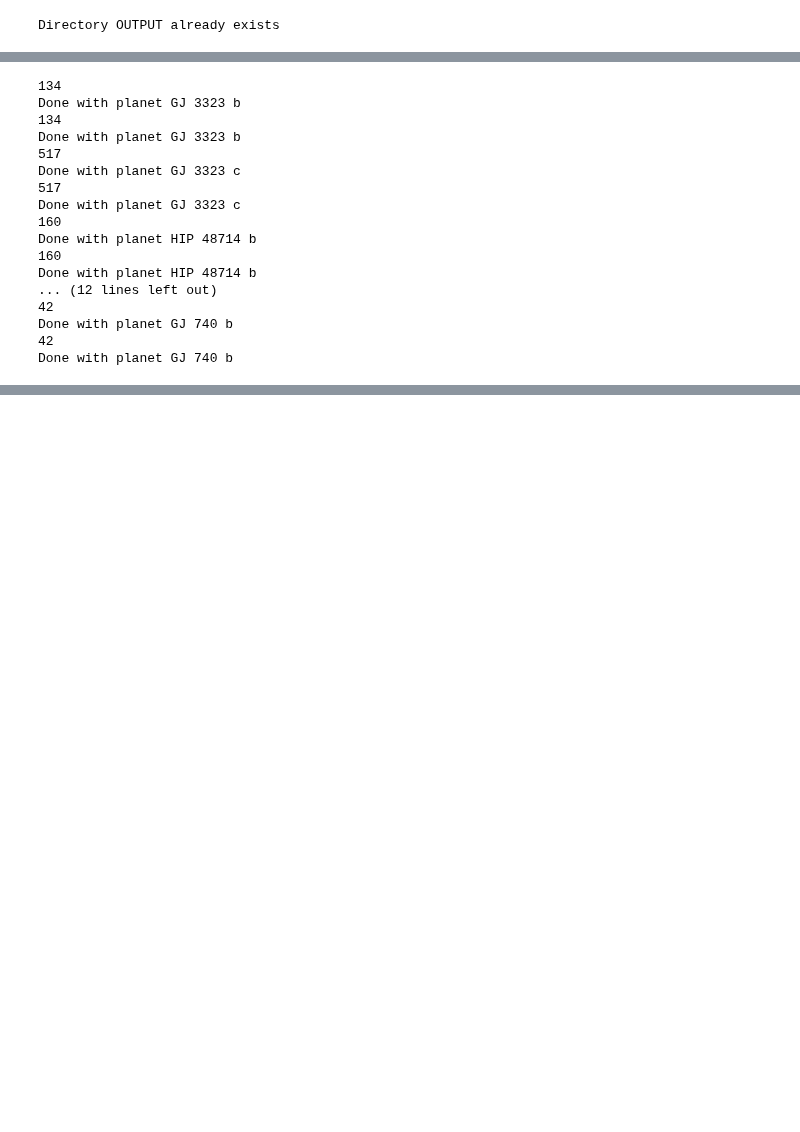
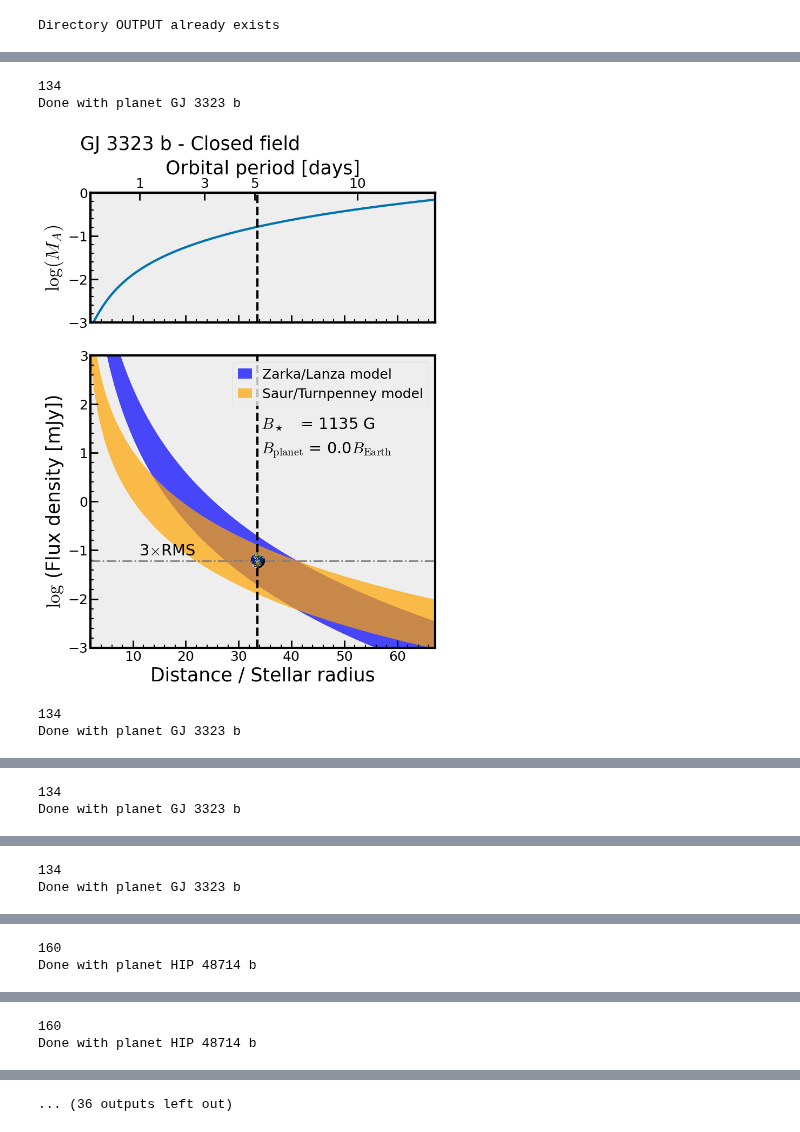
Before and after one commit to mapereztorres/spirou, a Jupyter notebook: SPI.ipynb, the cells around one changed output, grey strips where cells are left out. Cells and saved outputs as stored; diff of their text form; code cells hidden in the pictures; blank space fills up the shorter version.

Commit message:
Changes in the plots produced

```diff
--- a/SPI.ipynb
+++ b/SPI.ipynb
@@ -227,7 +249,7 @@ def B_shulyak(P_rot):
 #  Bp0_arr = 0 - unmagnetized planet, i.e., B_planet = 0 G;
 #  Bp0_arr = 1 - magnetized planet, i.e., B_planet = 0 G;
 
-Bfield_geom_arr = [0]
+Bfield_geom_arr = [0,1]
 Bp0_arr= [0, 1]
 #Bfield_geom_arr = [0,1]
 #Bp0_arr= [0,1]
@@ -586,14 +608,6 @@ for indi in star_array:
             ax1.axvline(x=r_orb/R_star, ls='--', color='k', lw=3)
             ax2.axvline(x=r_orb/R_star, ls='--', color='k', lw=3)
 
-            # draw a little Earth at the planet position for visualization purposes
-            paths = ['./pics/earth.jpg']
-            x = [r_orb/R_star]
-            y = [-2.6]
-            for x0, y0, path in zip(x, y, paths):
-                ab = AnnotationBbox(getImage(path), (x0, y0), frameon=False)
-                ax2.add_artist(ab)
-
             # If second planet
             #
             # P_rot_2 = 23.0 # change it as appropriate
@@ -607,10 +621,22 @@ for indi in star_array:
             ax2.set_ylabel(r"${\rm log}$ (Flux density [mJy])")
 
             # draw 3*rms upper limit
-            #ax2.axhline(y=np.log10(3*rms), ls='--', color='grey', lw=2)
+            ax2.axhline(y=np.log10(3*rms), ls='-.', color='grey', lw=2)
+            xpos = d_orb_max/6
+            ypos = np.log10(4*rms)
+            ax2.text(x=xpos,y=ypos,s=r"3$\times$RMS",fontsize='small')
 
             ax1.plot([xmin, xmax],[22,22],'k--') # This line needs to be modified to take into account different
             ax2.legend(loc=1)
+
+            # draw a little Earth at the planet position for visualization purposes
+            paths = ['./pics/earth.png']
+            x = [r_orb/R_star]
+            y = [np.log10(3*rms)]
+            #y = [-2.6]
+            for x0, y0, path in zip(x, y, paths):
+                ab_earth = AnnotationBbox(getImage(path), (x0, y0), frameon=False)
+                ax2.add_artist(ab_earth)
 
             #Print out relevant input and output parameters, including the expected flux received at Earth
             # from the SPI at the position of the planet
@@ -629,9 +655,9 @@ for indi in star_array:
             #ax2.text(x=12,y=-2.0,s=r"$n_{\rm corona}$ = " + str(n_sw_base/1e7) + "x10$^7$ cm$^{-3}$ ", fontsize='small')
             #ax2.text(x=3,y=0.1+np.log10(3*rms),s=r"Requested 3$\sigma$", fontsize='x-small')
             xpos = d_orb_max/2 + 0.7
-            ypos = -1.5
-            d_ypos = 0.3
-            ax2.text(x=xpos,y=ypos,s=r"$B_{\rm cycl}$   = " + str(B_star) + " G ",fontsize='small')
+            ypos = 1.5
+            d_ypos = 0.5
+            ax2.text(x=xpos,y=ypos,s=r"$B_\star$   = " + str(B_star) + " G ",fontsize='small')
             ax2.text(x=xpos,y=ypos-d_ypos,s=r"$B_{\rm planet}$ = " + str(B_pl_loc) + r"$B_{\rm Earth}$", fontsize='small')
             #ax2.text(x=xpos,y=ypos-2*d_ypos, s=r"$n_{\rm corona}$ = " + str(n_sw_base/1e7) + "x10$^7$ cm$^{-3}$ ", fontsize='small')
 
@@ -647,50 +673,38 @@ for indi in star_array:
 
 
             # Variable to send output to files (output=1), or show them in the notebook (output = 0)
-            output = 1
+            output = 0
 
             if output:
                 common_string = str(B_star)+"G"+"-Bplanet"+str(Bp[loc_pl])+"G"
                 if open_field:
                     ax1.text(x=0, y=1, s= Exoplanet + " - Open field")
                     out = Exoplanet + "-Open-Bstar"+ common_string
                 else:
                     ax1.text(x=0, y=1, s= Exoplanet + " - Closed field")
                     out = Exoplanet + "-Closed-Bstar"+ common_string
 
                 outfilePDF = os.path.join(outdir, outfile+".pdf")
                 plt.savefig(outfilePDF)
                 plt.close()
             else:
                 plt.show()
 
 
 
             outfileTXT = os.path.join(outdir, outfile+'.txt')
             with open(outfileTXT, 'w') as f:
                 f.write('# INPUT PARAMETERS:  ########\n')
                 #f.write('B_star = {0:.0f} G; B_planet = {1:.0f} G\n'.format(B_star, Bp[loc_pl]))
                 f.write('T_corona = {0:.0e} K\n'.format(T_corona))
                 f.write('Stellar wind particle density at the base = {0:.0e} cm-3\n\n'.format(n_sw_base))
                 f.write('# OUTPUT PARAMETERS: ########\n')
                 f.write('ECMI freq (fundamental) = {0:.0f} MHz\n'.format(gyrofreq/1e6))
                 f.write('Flux_ST: ({0}, {1}) mJy\n'.format(Flux_r_S_min[loc_pl], Flux_r_S_max[loc_pl]))
                 f.write('Flux_ZL: ({0}, {1}) mJy\n'.format(Flux_r_S_ZL_min[loc_pl], Flux_r_S_ZL_max[loc_pl]))
 # %% [output]
 134
 Done with planet GJ 3323 b
-134
-Done with planet GJ 3323 b
-517
-Done with planet GJ 3323 c
-517
-Done with planet GJ 3323 c
-160
-Done with planet HIP 48714 b
-160
-Done with planet HIP 48714 b
-... (12 lines left out)
-42
-Done with planet GJ 740 b
-42
-Done with planet GJ 740 b
+[figure, added]
+134
+Done with planet GJ 3323 b
@@ -696,0 +712,2 @@ Done with planet GJ 740 b
+134
+Done with planet GJ 3323 b
@@ -696,0 +715,2 @@ Done with planet GJ 740 b
+134
+Done with planet GJ 3323 b
@@ -696,0 +718,2 @@ Done with planet GJ 740 b
+160
+Done with planet HIP 48714 b
@@ -696,0 +721,2 @@ Done with planet GJ 740 b
+160
+Done with planet HIP 48714 b
@@ -697,3 +724,4 @@ Done with planet GJ 740 b
+... (36 outputs left out)
 # %%
 # Print out the expected flux received at Earth from the SPI at the position of the planet
 
```
Also changed, not shown: parts of 6 cells of this notebook.
